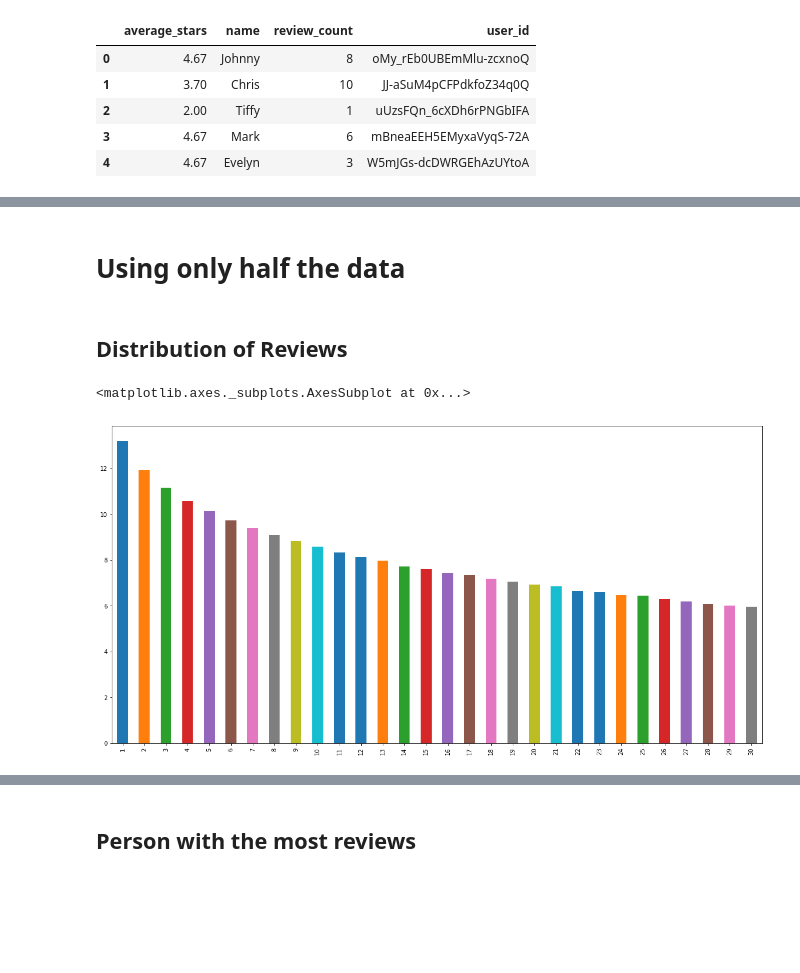
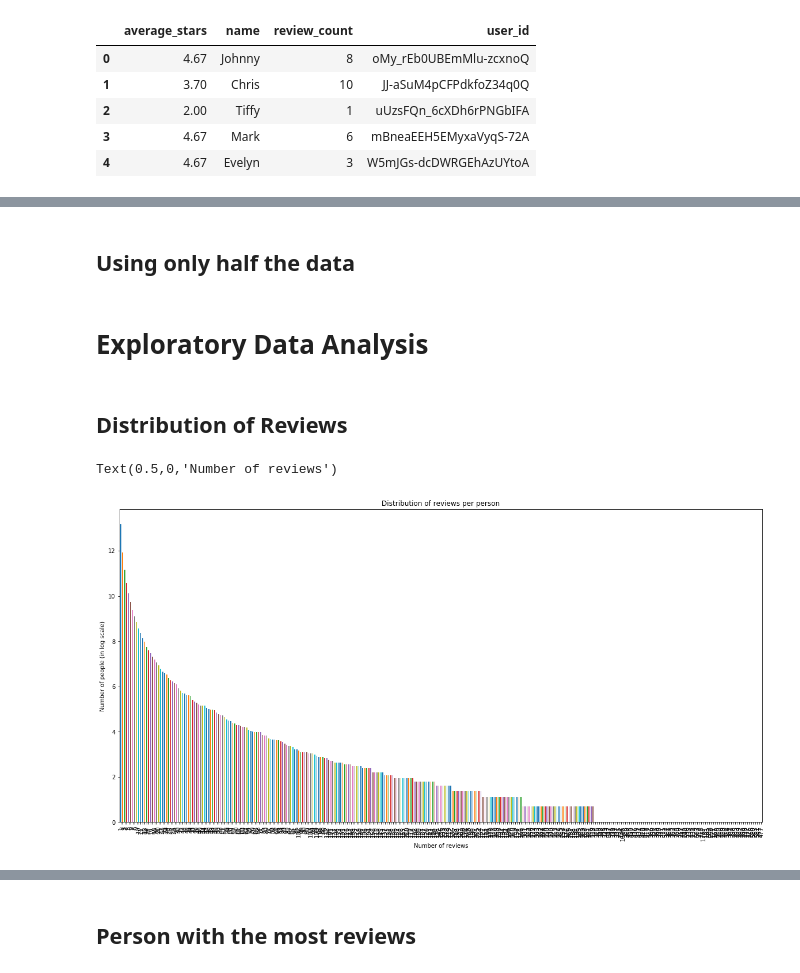
Before and after one commit to saravrajavelu/Yelp-Recommendation, a Jupyter notebook: Yelp.ipynb, the cells around one changed output, grey strips where cells are left out. Cells and saved outputs as stored; diff of their text form; code cells hidden in the pictures; blank space fills up the shorter version.

Commit message:
Added labels to charts

```diff
--- a/Yelp.ipynb
+++ b/Yelp.ipynb
@@ -119,5 +166,5 @@ Index(['average_stars', 'name', 'review_count', 'user_id'], dtype='object')
 # %% [markdown]
-# Using only half the data
+## Using only half the data
 # %%
 # train_test_split
 business, _ = train_test_split(business, test_size = 0.5)
@@ -128,8 +173,13 @@ user, _ = train_test_split(user, test_size = 0.5)
+# %% [markdown]
+# Exploratory Data Analysis
 # %% [markdown]
 ## Distribution of Reviews
 # %%
 dist_reviews = review.user_id.value_counts().value_counts()
-np.log(dist_reviews[ :30]).plot(kind = 'bar', figsize = (20,10))
+
+ax = np.log(dist_reviews).plot(kind = 'bar', title = 'Distribution of reviews per person', figsize = (20,10))
+ax.set_ylabel("Number of people (in log scale)")
+ax.set_xlabel("Number of reviews")
 # %% [output]
-<matplotlib.axes._subplots.AxesSubplot at 0x...>
+Text(0.5,0,'Number of reviews')
-[figure, old version]
+[figure, new version]
```
Also changed, not shown: parts of 31 cells of this notebook.
